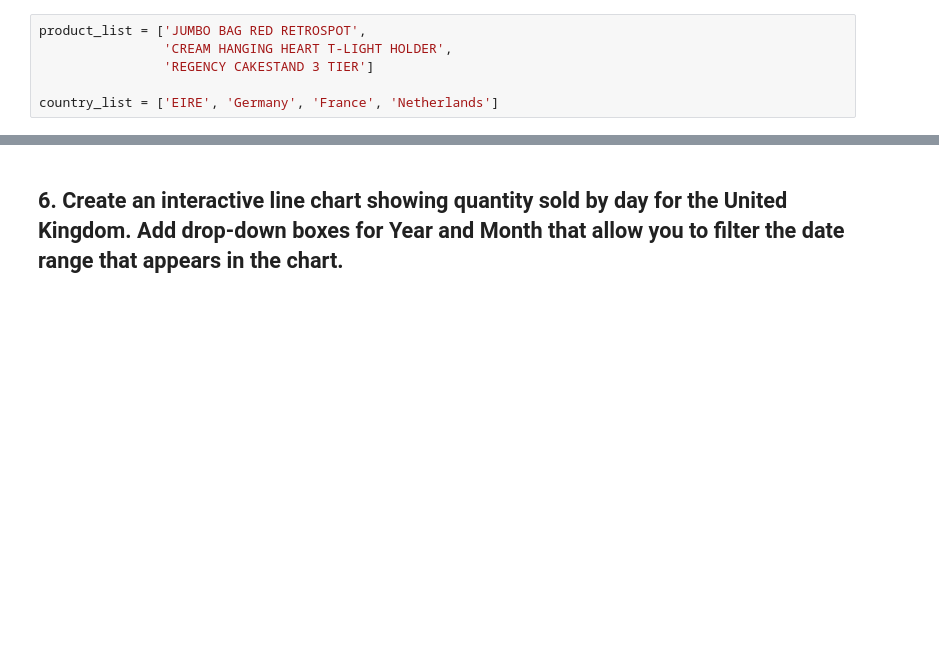
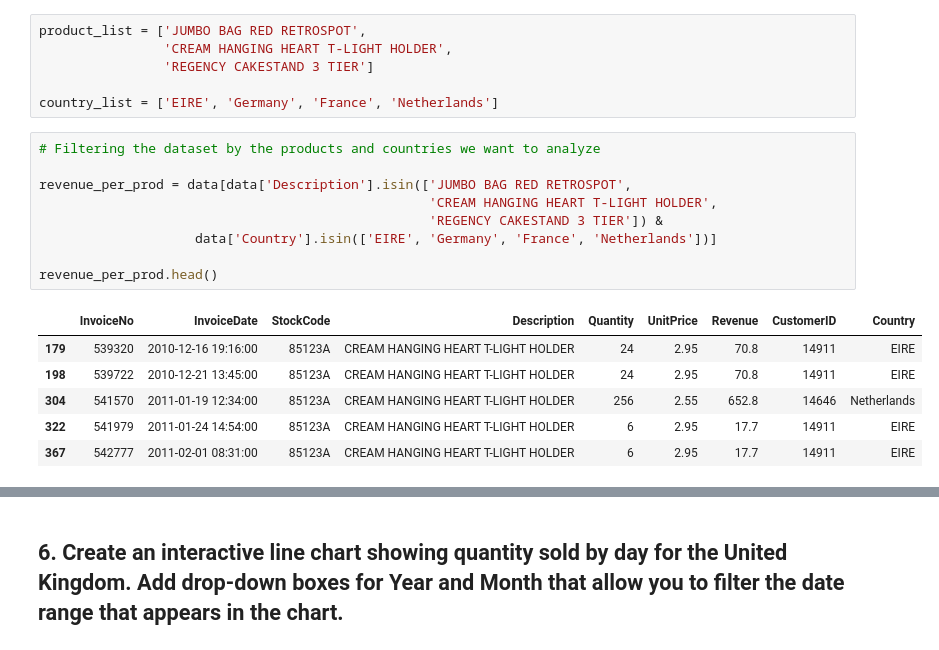
Before and after one commit to ta-datapt-bcn/lab-interactive-visualization, a Jupyter notebook: your-code/main.ipynb, the cells around one changed output, grey strips where cells are left out. Saved outputs shown, nothing was run; the diff lists cells and outputs as text; blank space fills up the shorter version.

```diff
--- a/your-code/main.ipynb
+++ b/your-code/main.ipynb
@@ -30,3 +162,19 @@ product_list = ['JUMBO BAG RED RETROSPOT',
                 'REGENCY CAKESTAND 3 TIER']
 
 country_list = ['EIRE', 'Germany', 'France', 'Netherlands']
+# %%
+# Filtering the dataset by the products and countries we want to analyze
+
+revenue_per_prod = data[data['Description'].isin(['JUMBO BAG RED RETROSPOT',
+                                                  'CREAM HANGING HEART T-LIGHT HOLDER',
+                                                  'REGENCY CAKESTAND 3 TIER']) &
+                    data['Country'].isin(['EIRE', 'Germany', 'France', 'Netherlands'])]
+
+revenue_per_prod.head()
+# %% [output]
+|  | InvoiceNo | InvoiceDate | StockCode | Description | Quantity | UnitPrice | Revenue | CustomerID | Country |
+| 179 | 539320 | 2010-12-16 19:16:00 | 85123A | CREAM HANGING HEART T-LIGHT HOLDER | 24 | 2.95 | 70.8 | 14911 | EIRE |
+| 198 | 539722 | 2010-12-21 13:45:00 | 85123A | CREAM HANGING HEART T-LIGHT HOLDER | 24 | 2.95 | 70.8 | 14911 | EIRE |
+| 304 | 541570 | 2011-01-19 12:34:00 | 85123A | CREAM HANGING HEART T-LIGHT HOLDER | 256 | 2.55 | 652.8 | 14646 | Netherlands |
+| 322 | 541979 | 2011-01-24 14:54:00 | 85123A | CREAM HANGING HEART T-LIGHT HOLDER | 6 | 2.95 | 17.7 | 14911 | EIRE |
+| 367 | 542777 | 2011-02-01 08:31:00 | 85123A | CREAM HANGING HEART T-LIGHT HOLDER | 6 | 2.95 | 17.7 | 14911 | EIRE |
```
Also changed, not shown: parts of 18 cells of this notebook.
